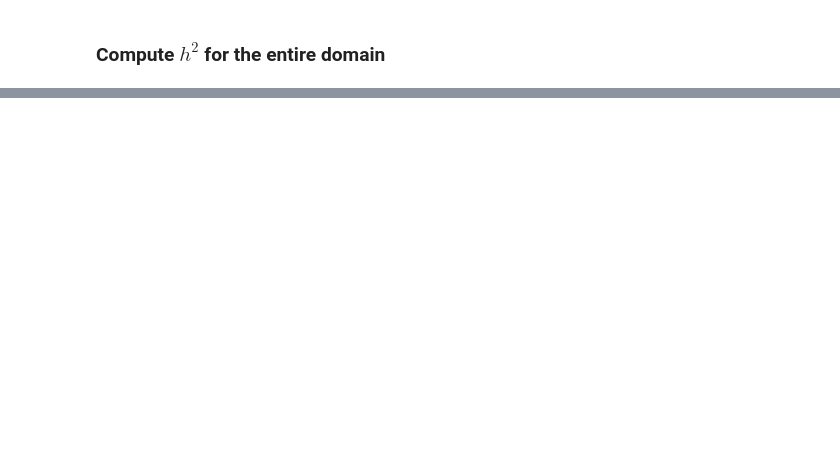
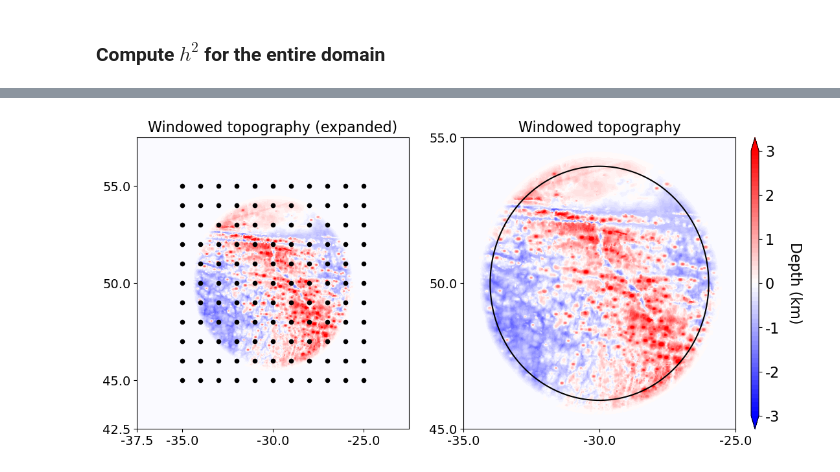
Before and after one commit to luweiyang/MOM6_global_tide_only, a Jupyter notebook: input/test_h2_window_vs_planefit.ipynb, the cells around one changed output, grey strips where cells are left out. Saved outputs shown, nothing was run; the diff lists cells and outputs as text; code cells hidden in the pictures; blank space fills up the shorter version.

```diff
--- a/input/test_h2_window_vs_planefit.ipynb
+++ b/input/test_h2_window_vs_planefit.ipynb
@@ -171,0 +185,14 @@ topog_spd_2d, topog_filt, dx, dy, window, fac = fft_topog(topog_sample,delta_lon
+# %%
+A_loc_win = np.full((ny,nx),np.nan)
+for j in range(ny):
+    delta_lon_tmp, delta_lat_tmp = get_delta(topog_sample.lat[j])
+    A_loc_win[j,:] = delta_lon_tmp *1e+3 /240 * delta_lat_tmp *1e+3 /240
+
+print('Latitude-dependent area sum: %3.2e' % np.nansum(A_loc_win))
+print('Area sum computed using 50N: %3.2e' % A_loc)
+
+A_fac = np.full((ny,nx),np.nan)
+A_fac[window>0] = 1
+A_fac[window==0] = 0
+A_loc_win *= A_fac
+print('Latitude-dependent area sum, weighted by the window: %3.2e' % np.nansum(A_loc_win))
@@ -252,0 +344,67 @@ rms height = 95.03 m
+# %%
+varlist = ['topog_filt_exp','topog_filt']
+title   = ['Windowed topography (expanded)', 'Windowed topography']
+levels  = np.arange(-3000,3000+100,100)
+
+fig = plt.figure(figsize=(12, 6))
+axs = []
+
+gridsubs = gridspec.GridSpec(1,2)
+for gs in gridsubs:
+    axs.append(plt.subplot(gs))
+
+for I, (ax, var) in enumerate(zip(axs, varlist)):
+
+    p = ax.contourf(globals()[var], x='lon', y='lat', levels=levels, cmap='bwr', vmin=-3000, vmax=3000, extend="both")
+    ax.set_title(title[I],fontsize=16)
+
+    if I==0:
+        ax.set_xticks(np.array([0,nx/4,nx/4+240*5,nx/4+240*10,nx/4+240*12.5]))
+        ax.set_yticks(np.array([0,ny/4,ny/4+240*5,ny/4+240*10,ny/4+240*12.5]))
+        xlabels = np.array([np.round(topog.lon[240*145-int(nx/4)].values,1),
+                            np.round(topog.lon[240*145].values),
+                            np.round(topog.lon[240*150].values),
+                            np.round(topog.lon[240*155].values),
+                            np.round(topog.lon[240*155+int(nx/4)].values,1)])
+        ylabels = np.array([np.round(topog.lat[240*135-int(ny/4)].values,1),
+                            np.round(topog.lat[240*135].values),
+                            np.round(topog.lat[240*140].values),
+                            np.round(topog.lat[240*145].values),
+                            np.round(topog.lat[240*145+int(ny/4)].values,1)])
+        ax.set_xticklabels(xlabels,fontsize=14)
+        ax.set_yticklabels(ylabels,fontsize=14)
+        ax.set_position([0.1,0.1,0.35,0.75])
+
+        ny, nx = topog_sample.shape
+        inv_res = 10
+        tilenum = int(inv_res+1)
+        for j in np.arange(0,tilenum):
+            for i in np.arange(0,tilenum):
+                lon_center = np.array([int(i*nx/inv_res+nx/4)])
+                lat_center = np.array([int(j*ny/inv_res+ny/4)])
+                ax.scatter(lon_center, lat_center, s=20, color='k', marker='o')
+
+    if I==1:
+        ax.contour(window, levels=np.array([my_floor(fac)]), colors='k')
+        ax.set_xticks(np.arange(0,240*10+240*5,240*5))
+        ax.set_yticks(np.arange(0,240*10+240*5,240*5))
+        xlabels = np.array([np.round(topog.lon[240*145].values),
+                           np.round(topog.lon[240*150].values),
+                           np.round(topog.lon[240*155].values)])
+        ylabels = np.array([np.round(topog.lat[240*135].values),
+                           np.round(topog.lat[240*140].values),
+                           np.round(topog.lat[240*145].values)])
+        ax.set_xticklabels(xlabels,fontsize=14)
+        ax.set_yticklabels(ylabels,fontsize=14)
+        ax.set_position([0.52,0.1,0.35,0.75])
+
+        ax_cb = plt.axes([0.89, 0.1, 0.01, 0.75])
+        cb = plt.colorbar(p, cax=ax_cb, orientation='vertical', extend='both')
+        cb.ax.set_ylabel('Depth (km)',fontsize=16,rotation=270,labelpad=25);
+        cb.ax.tick_params(labelsize=16)
+        tick_locs = np.arange(-3000,3000+1000,1000)
+        tick_labels = np.array(['-3','-2','-1','0','1','2','3'])
+        cb.locator   = matplotlib.ticker.FixedLocator(tick_locs)
+        cb.formatter = matplotlib.ticker.FixedFormatter(tick_labels)
+# %% [output]
+[figure, added]
```
Also changed, not shown: parts of 50 cells of this notebook.
